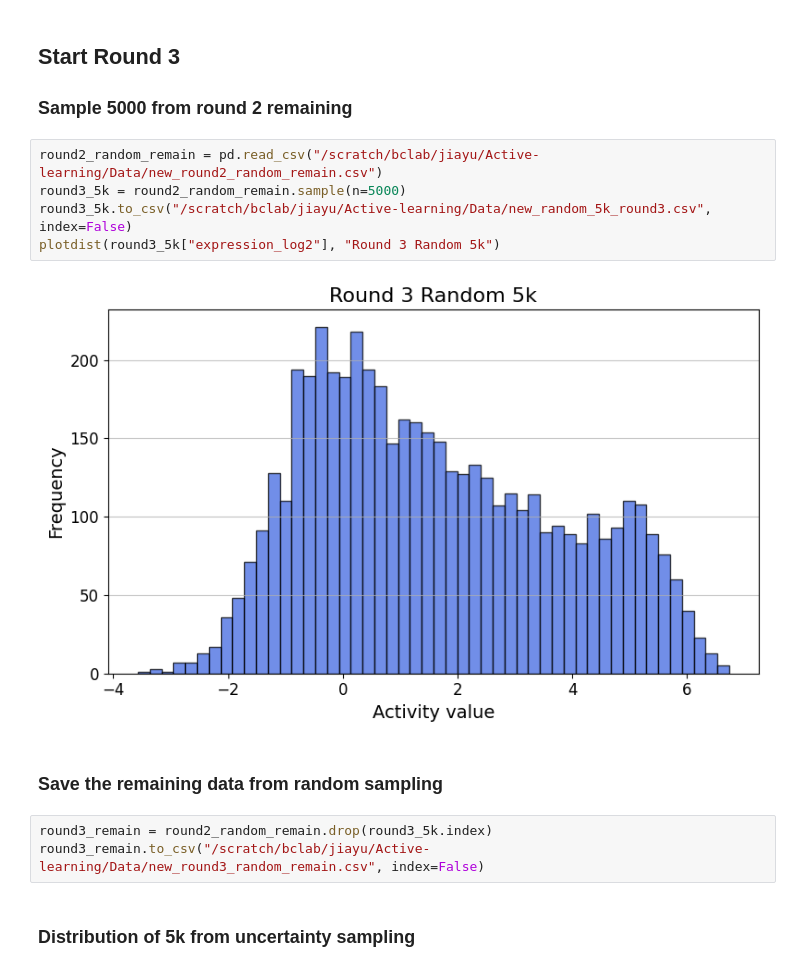
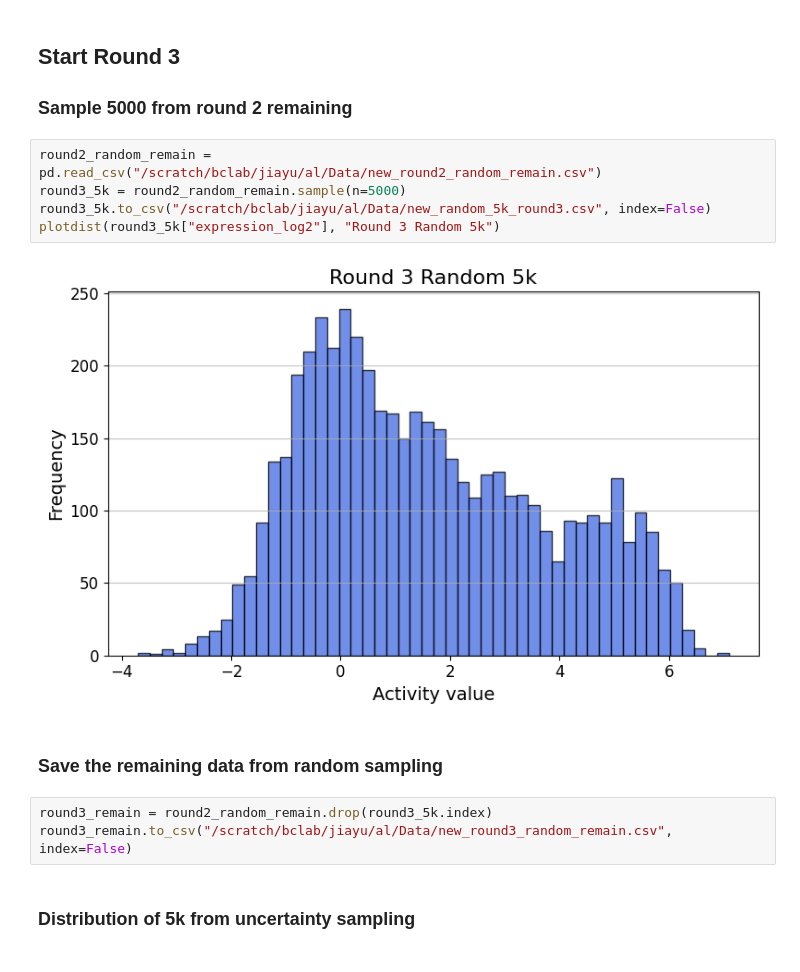
Before and after one commit to peter6866/CRX-Active-Learning, a Jupyter notebook: src/new_activity_generate.ipynb, the cells around one changed output. Cells and saved outputs as stored; diff of their text form.

```diff
--- a/src/new_activity_generate.ipynb
+++ b/src/new_activity_generate.ipynb
@@ -105,17 +106,17 @@ plotdist(round2_uncertainty_5k["expression_log2"], "Round 2 Uncertainty 5k")
 ## Start Round 3
 ### Sample 5000 from round 2 remaining
 # %%
-round2_random_remain = pd.read_csv("/scratch/bclab/jiayu/Active-learning/Data/new_round2_random_remain.csv")
+round2_random_remain = pd.read_csv("/scratch/bclab/jiayu/al/Data/new_round2_random_remain.csv")
 round3_5k = round2_random_remain.sample(n=5000)
-round3_5k.to_csv("/scratch/bclab/jiayu/Active-learning/Data/new_random_5k_round3.csv", index=False)
+round3_5k.to_csv("/scratch/bclab/jiayu/al/Data/new_random_5k_round3.csv", index=False)
 plotdist(round3_5k["expression_log2"], "Round 3 Random 5k")
 # %% [output]
-[figure, old version]
+[figure, new version]
 # %% [markdown]
 ### Save the remaining data from random sampling
 # %%
 round3_remain = round2_random_remain.drop(round3_5k.index)
-round3_remain.to_csv("/scratch/bclab/jiayu/Active-learning/Data/new_round3_random_remain.csv", index=False)
+round3_remain.to_csv("/scratch/bclab/jiayu/al/Data/new_round3_random_remain.csv", index=False)
 # %% [markdown]
 ### Distribution of 5k from uncertainty sampling
 # %%
```
Also changed, not shown: parts of 6 cells of this notebook, 9 other files.
